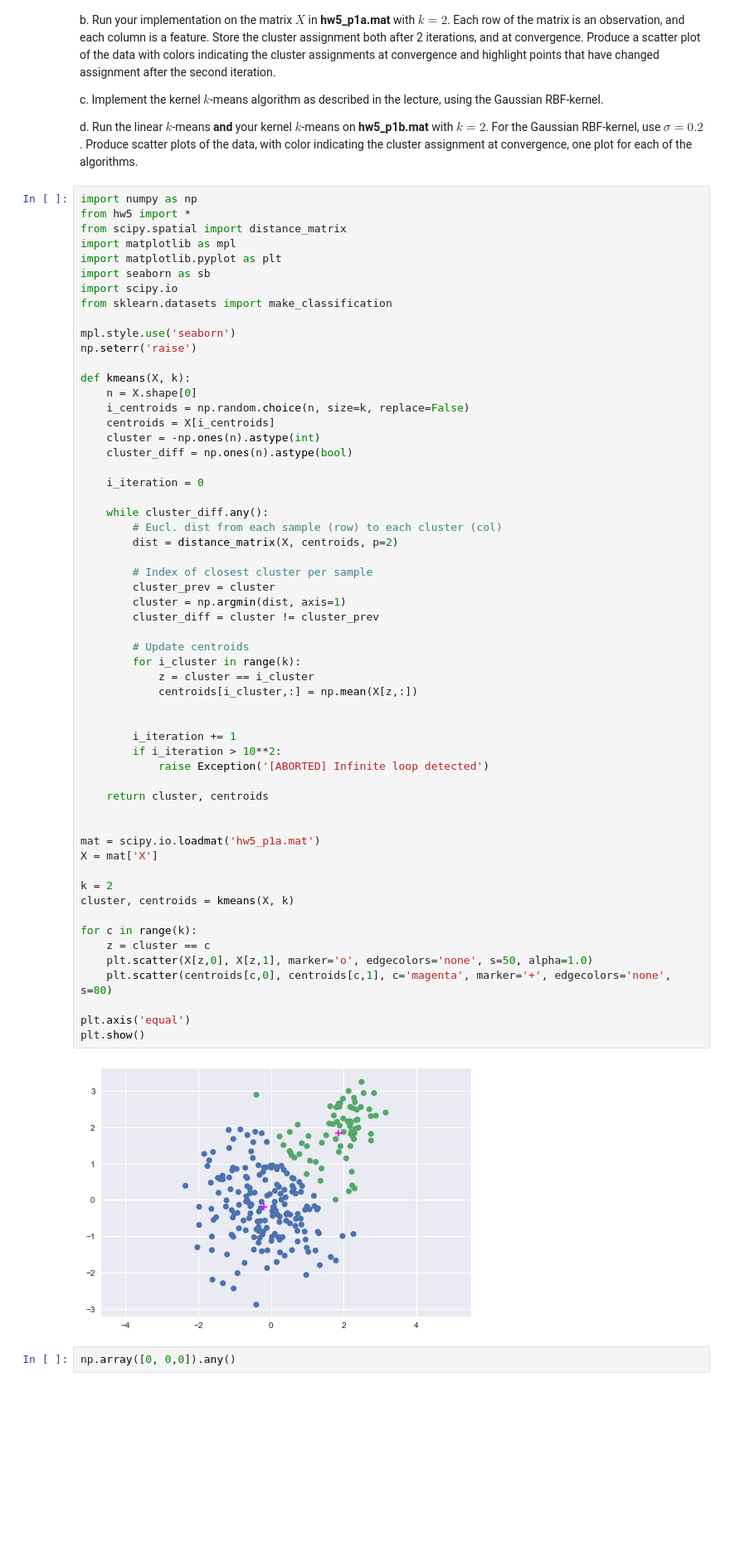
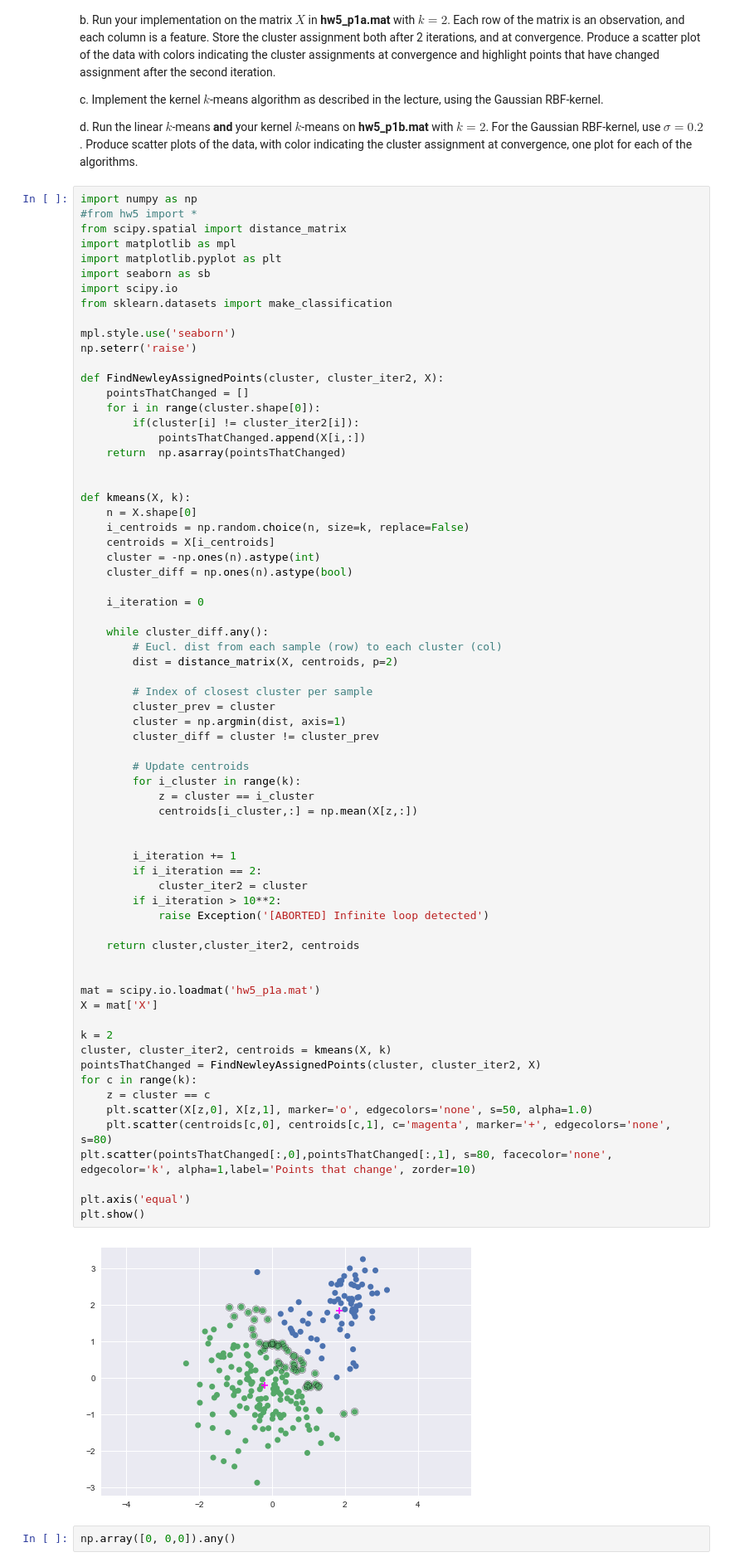
Before and after one commit to kjaquier/TDA231_ML_Homeworks, a Jupyter notebook: HW5/hw5.ipynb, the cells around one changed output. Shown: that part at 83% size. Drawn from its saved outputs; the diff is of its cells as text; blank space fills up the shorter version.

```diff
--- a/HW5/hw5.ipynb
+++ b/HW5/hw5.ipynb
@@ -34,7 +34,7 @@ c. Implement the kernel $k$-means algorithm as described in the lecture, using t
 d. Run the linear $k$-means **and** your kernel $k$-means on **hw5_p1b.mat** with $k=2$. For the Gaussian RBF-kernel, use $\sigma=0.2$. Produce scatter plots of the data, with color indicating the cluster assignment at convergence, one plot for each of the algorithms.
 # %%
 import numpy as np
-from hw5 import *
+#from hw5 import *
 from scipy.spatial import distance_matrix
 import matplotlib as mpl
 import matplotlib.pyplot as plt
@@ -44,6 +44,14 @@ from sklearn.datasets import make_classification
 
 mpl.style.use('seaborn')
 np.seterr('raise')
+
+def FindNewleyAssignedPoints(cluster, cluster_iter2, X):
+    pointsThatChanged = []
+    for i in range(cluster.shape[0]):
+        if(cluster[i] != cluster_iter2[i]):
+            pointsThatChanged.append(X[i,:])
+    return  np.asarray(pointsThatChanged)
+
 
 def kmeans(X, k):
     n = X.shape[0]
@@ -60,37 +68,40 @@ def kmeans(X, k):
 
         # Index of closest cluster per sample
         cluster_prev = cluster
         cluster = np.argmin(dist, axis=1)
         cluster_diff = cluster != cluster_prev
 
         # Update centroids
         for i_cluster in range(k):
             z = cluster == i_cluster
             centroids[i_cluster,:] = np.mean(X[z,:])
 
 
         i_iteration += 1
+        if i_iteration == 2:
+            cluster_iter2 = cluster
         if i_iteration > 10**2:
             raise Exception('[ABORTED] Infinite loop detected')
 
-    return cluster, centroids
+    return cluster,cluster_iter2, centroids
 
 
 mat = scipy.io.loadmat('hw5_p1a.mat')
 X = mat['X']
 
 k = 2
-cluster, centroids = kmeans(X, k)
-
+cluster, cluster_iter2, centroids = kmeans(X, k)
+pointsThatChanged = FindNewleyAssignedPoints(cluster, cluster_iter2, X)
 for c in range(k):
     z = cluster == c
     plt.scatter(X[z,0], X[z,1], marker='o', edgecolors='none', s=50, alpha=1.0)
     plt.scatter(centroids[c,0], centroids[c,1], c='magenta', marker='+', edgecolors='none', s=80)
+plt.scatter(pointsThatChanged[:,0],pointsThatChanged[:,1], s=80, facecolor='none', edgecolor='k', alpha=1,label='Points that change', zorder=10)
 
 plt.axis('equal')
 plt.show()
 # %% [output]
-[figure, old version]
+[figure, new version]
 # %%
 np.array([0, 0,0]).any()
 # %% [output]
```
